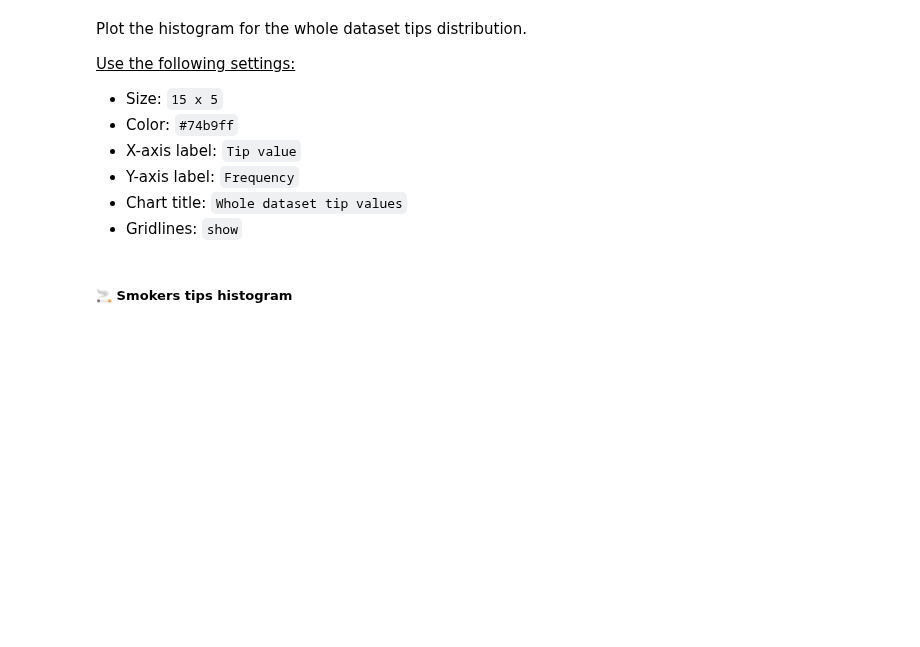
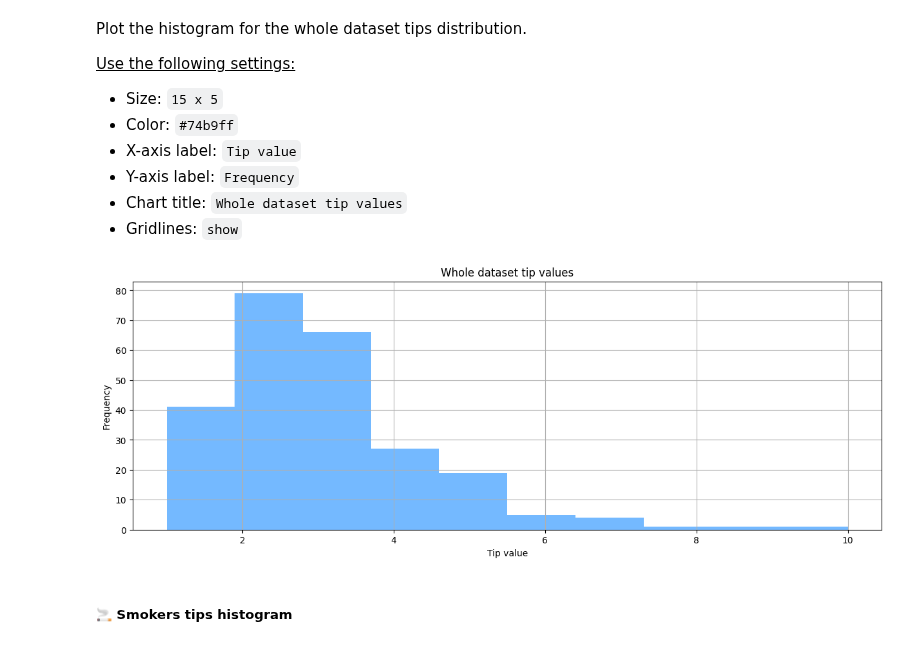
Before and after one commit to basho-nguyen/Restaurant_tips_analysis., a Jupyter notebook: ThangNguyen_Restaurant_tips_analysis.ipynb, the cells around one changed output. Drawn from its saved outputs; the diff is of its cells as text; code cells hidden in the pictures; blank space fills up the shorter version.

```diff
--- a/ThangNguyen_Restaurant_tips_analysis.ipynb
+++ b/ThangNguyen_Restaurant_tips_analysis.ipynb
@@ -22,6 +24,7 @@ First, let's import the needed libraries: Pandas & Matplotlib.
 Then load data from the following link: https://raw.githubusercontent.com/RusAbk/sca_datasets/main/tips.csv
 # %%
 # PUT YOUR CODE HERE
+df = pd.read_csv('https://raw.githubusercontent.com/RusAbk/sca_datasets/main/tips.csv')
 # %% [markdown]
 ### **🔍 Data exploration**
 # %% [markdown]
@@ -60,6 +88,8 @@ Show the columns of the dataframe and their types:
 Let's fix their types and make them string:
 # %%
 # PUT YOUR CODE HERE
+col_str = ['sex', 'smoker', 'day', 'time']
+df[col_str] = df[col_str].astype('string')
 # %% [markdown]
 Check again (output columns and their types):
 # %%
@@ -208,3 +334,8 @@ Plot the histogram for the whole dataset tips distribution.
+# %%
+# YOUR CODE
+plt = df['tip'].plot.hist(figsize=(15,5), color='#74b9ff', xlabel='Tip value', ylabel='Frequency', title='Whole dataset tip values', grid=True)
+# %% [output]
+[figure, added]
 # %% [markdown]
 ##### **🚬 Smokers tips histogram**
 # %% [markdown]
```
Also changed, not shown: parts of 28 cells of this notebook.
